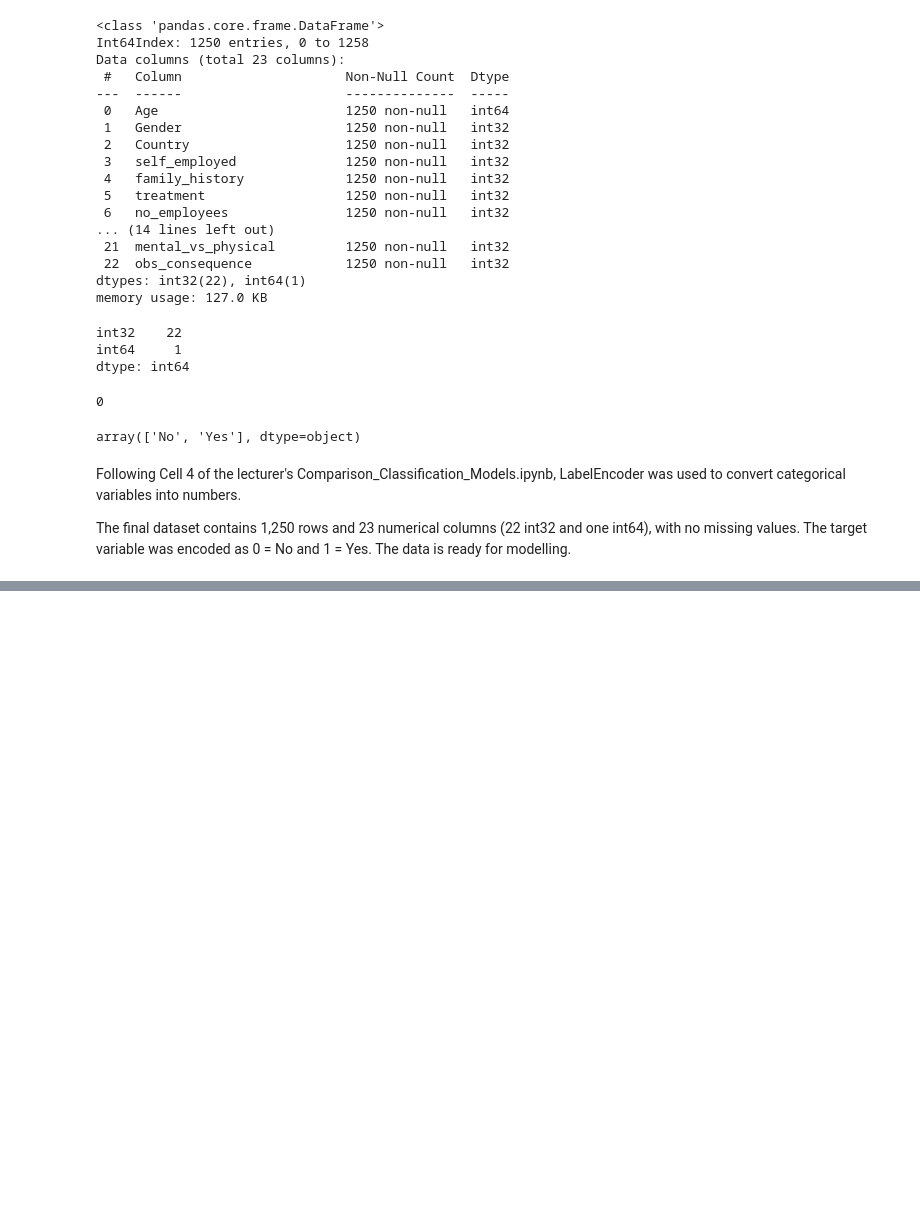
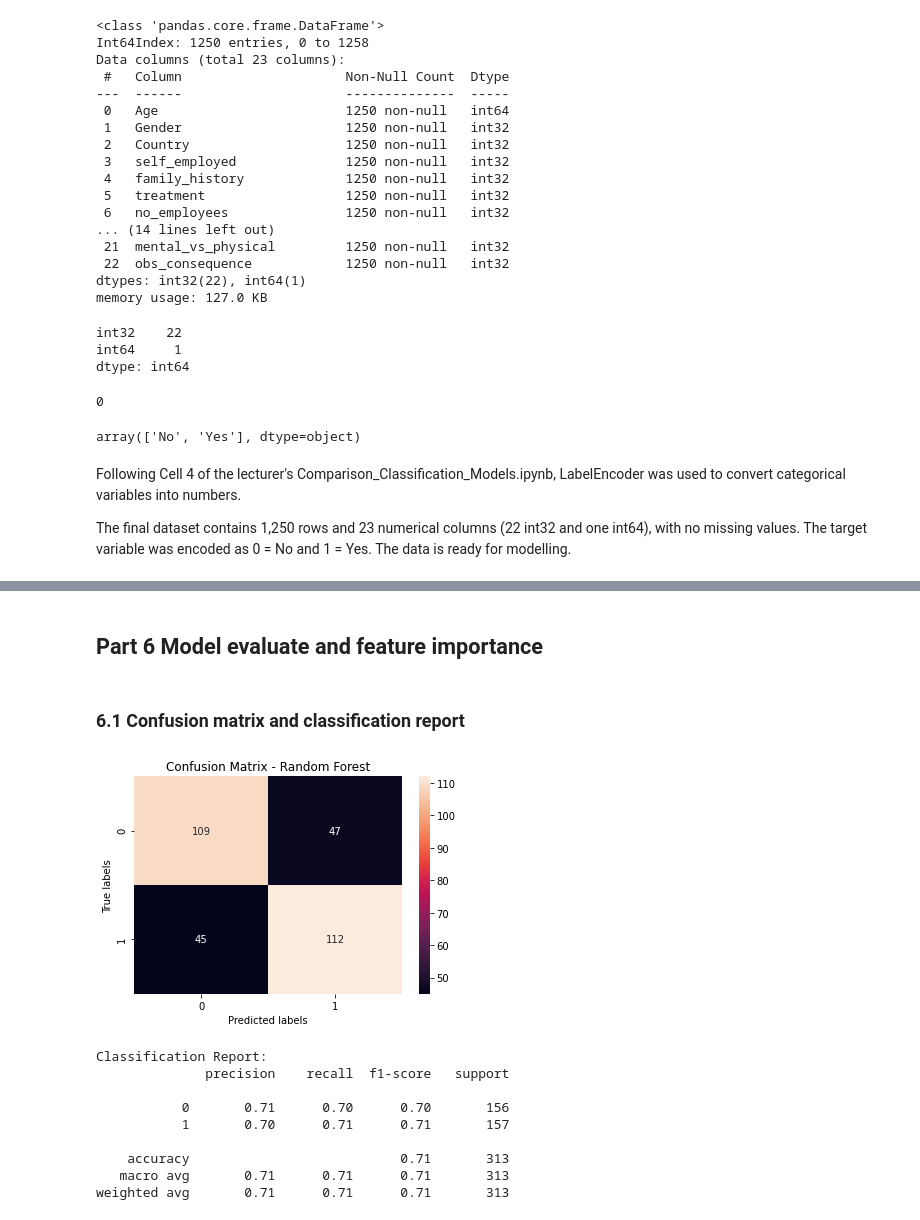
Before and after one commit to Huiyan-Li/CA1_Machine_Learning_Sept_2026, a Jupyter notebook: Huiyan_LI_2026466_Machine_learning_CA1.ipynb, the cells around one changed output, grey strips where cells are left out. Cells and saved outputs as stored; diff of their text form; code cells hidden in the pictures; blank space fills up the shorter version.

Commit message:
Add Part 6 Model Evaluate and feature importance

```diff
--- a/Huiyan_LI_2026466_Machine_learning_CA1.ipynb
+++ b/Huiyan_LI_2026466_Machine_learning_CA1.ipynb
@@ -1070,0 +1071,4 @@ Logistic Regression’s test accuracy stayed at 70.93%. Changing the regularisat
+# %% [markdown]
+## Part 6 Model evaluate and feature importance
+# %% [markdown]
+### 6.1 Confusion matrix and classification report
@@ -1070,0 +1079,30 @@ Logistic Regression’s test accuracy stayed at 70.93%. Changing the regularisat
+# %%
+# Predict by using an object classifier 'the tuned random forest'
+y_predict = best_models["Random Forest"].predict(X_test)
+
+# Calculate cm by using a method named as 'confusion_matrix'
+cm = confusion_matrix(y_test, y_predict)
+
+# Plot confusion matrix with integers using seaborn heatmap
+plt.figure(figsize = (6, 4))
+sns.heatmap(cm, annot = True, fmt = 'd')        # 'd' stands for integer format
+plt.xlabel('Predicted labels')
+plt.ylabel('True labels')
+plt.title('Confusion Matrix - Random Forest')
+plt.show()
+
+# Generate classification report
+report = classification_report(y_test, y_predict)
+print("Classification Report:")
+print(report)
+# %% [output]
+[figure, added]
+Classification Report:
+              precision    recall  f1-score   support
+
+           0       0.71      0.70      0.70       156
+           1       0.70      0.71      0.71       157
+
+    accuracy                           0.71       313
+   macro avg       0.71      0.71      0.71       313
+weighted avg       0.71      0.71      0.71       313
```
Also changed, not shown: parts of 88 cells of this notebook.
